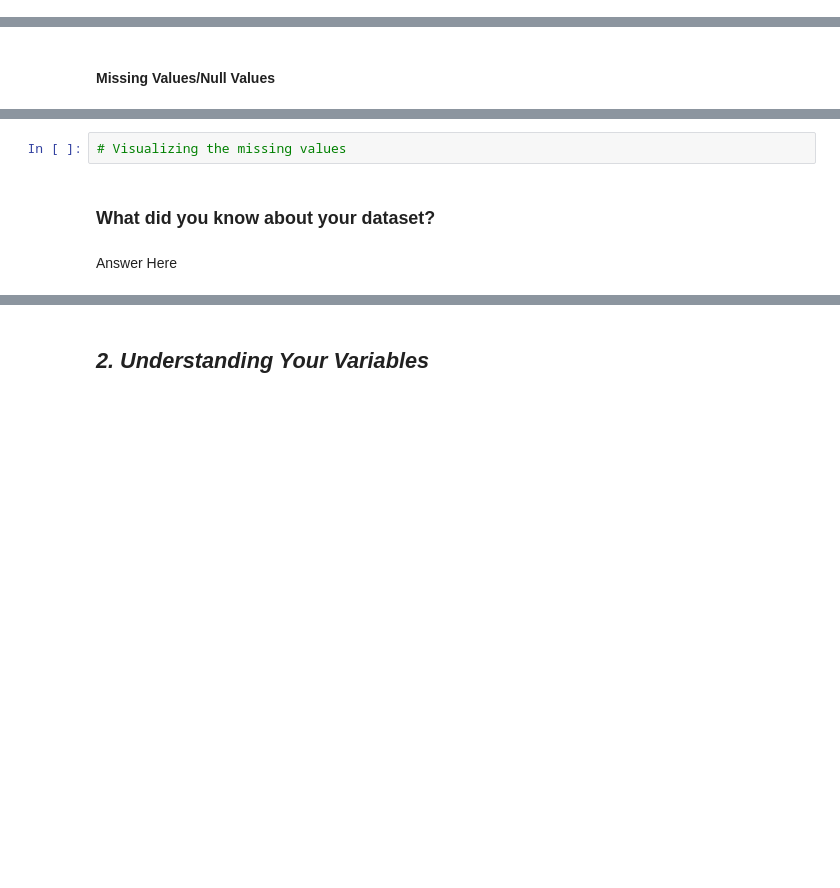
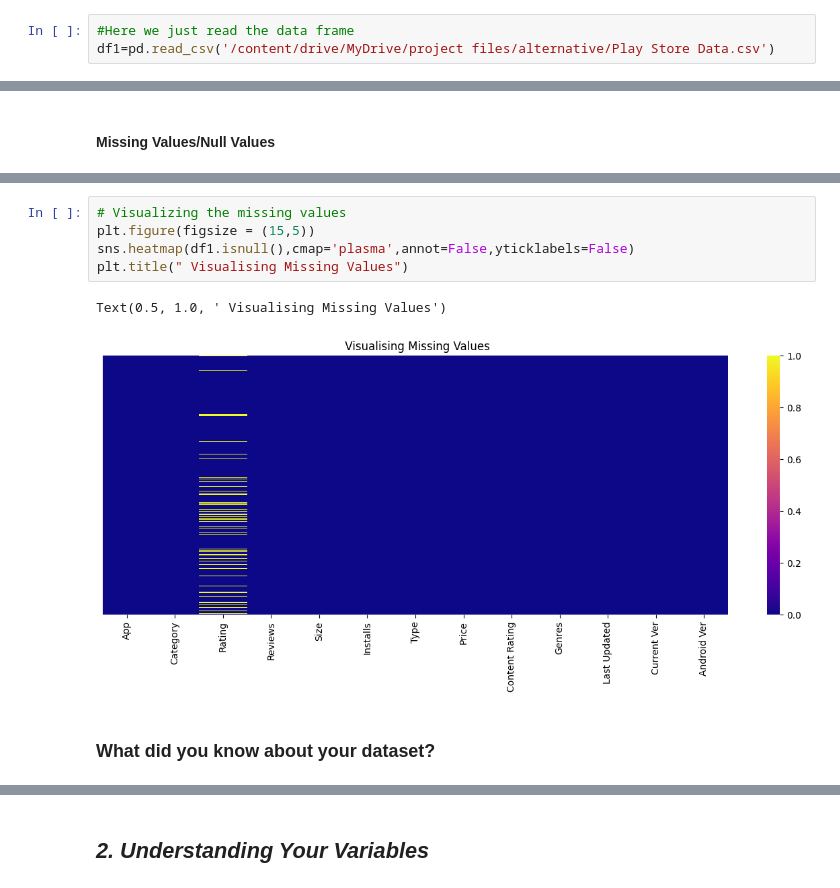
Before and after one commit to sharath199324/almabetter_projects, a Jupyter notebook: Alamabetter_Play_Store_App_Review_Analysis.ipynb, the cells around one changed output, grey strips where cells are left out. Drawn from its saved outputs; the diff is of its cells as text; blank space fills up the shorter version.

```diff
--- a/Alamabetter_Play_Store_App_Review_Analysis.ipynb
+++ b/Alamabetter_Play_Store_App_Review_Analysis.ipynb
@@ -84,3 +122,6 @@ M - Multivariate Analysis
+# %%
+#Here we just read the data frame
+df1=pd.read_csv('/content/drive/MyDrive/project files/alternative/Play Store Data.csv')
 # %% [markdown]
 ### Dataset First View
 # %%
@@ -104,6 +206,10 @@ M - Multivariate Analysis
-# %%
-# Visualizing the missing values
+# %%
+# Visualizing the missing values
+plt.figure(figsize = (15,5))
+sns.heatmap(df1.isnull(),cmap='plasma',annot=False,yticklabels=False)
+plt.title(" Visualising Missing Values")
+# %% [output]
+Text(0.5, 1.0, ' Visualising Missing Values')
+[figure, added]
 # %% [markdown]
 ### What did you know about your dataset?
-# %% [markdown]
-Answer Here
```
Also changed, not shown: parts of 165 cells of this notebook.
